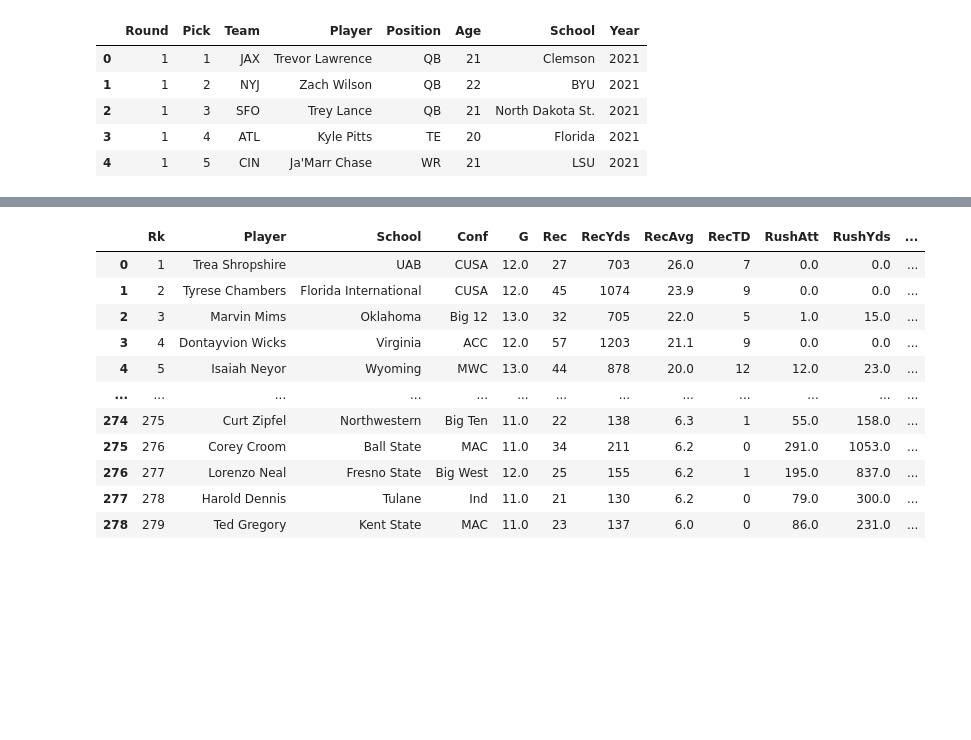
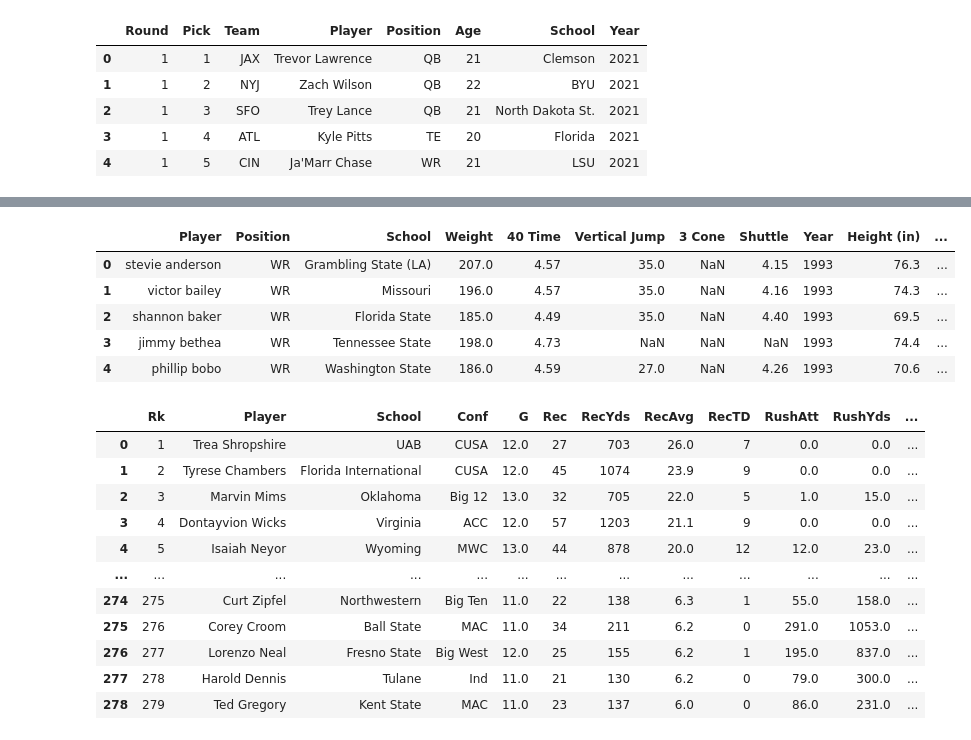
Before and after one commit to billysco/CapstoneFFProject, a Jupyter notebook: Untitled1.ipynb, the cells around one changed output, grey strips where cells are left out. Cells and saved outputs as stored; diff of their text form; code cells hidden in the pictures; blank space fills up the shorter version.

```diff
--- a/Untitled1.ipynb
+++ b/Untitled1.ipynb
@@ -247,3 +264,32 @@ draft_2021.head()
+# %%
+def clean_combine90s(combine_full, position):
+    combine_full = combine_full[combine_full['POS']==f'{position}']
+    combine_full = combine_full[combine_full['Year'].notna()].copy()
+    combine_full = combine_full.reset_index(drop=True)
+    # converting to an integer to remove decimal then to string to concatenate with other fields
+    combine_full['Year'] = combine_full['Year'].astype(int)
+    combine_full['Year'] = combine_full['Year'].astype(str)
+    combine_full['Name'] = combine_full['Name'].str.lower()
+
+    combine_full = combine_full.drop(columns=['Hand Size (in)', 'Arm Length (in)', 'Bench Press', '60Yd Shuttle', 'Wonderlic', 'Broad Jump (in)'])
+    cols = combine_full.columns.tolist()
+    cols = [cols[1]] + [cols[3]] + [cols[2]] + cols[5:8] + [cols[-1]]+ [cols[-2]] + [cols[0]] + [cols[4]]
+    combine_full = combine_full[cols]
+    combine_full.columns = ['Player', 'Position', 'School', 'Weight', '40 Time', 'Vertical Jump', '3 Cone', 'Shuttle', 'Year', 'Height (in)']
+    combine_full['Year'] = combine_full['Year'].astype(str)
+    combine_full['PK'] = combine_full['Player'].str.lower() + "+" + combine_full['Year']
+    combine_full['Year'] = combine_full['Year'].astype(int)
+    return combine_full
+
+data = clean_combine90s(combine_1993, "WR")
+data.head()
+# %% [output]
+|  | Player | Position | School | Weight | 40 Time | Vertical Jump | 3 Cone | Shuttle | Year | Height (in) | ... |
+| 0 | stevie anderson | WR | Grambling State (LA) | 207.0 | 4.57 | 35.0 | NaN | 4.15 | 1993 | 76.3 | ... |
+| 1 | victor bailey | WR | Missouri | 196.0 | 4.57 | 35.0 | NaN | 4.16 | 1993 | 74.3 | ... |
+| 2 | shannon baker | WR | Florida State | 185.0 | 4.49 | 35.0 | NaN | 4.40 | 1993 | 69.5 | ... |
+| 3 | jimmy bethea | WR | Tennessee State | 198.0 | 4.73 | NaN | NaN | NaN | 1993 | 74.4 | ... |
+| 4 | phillip bobo | WR | Washington State | 186.0 | 4.59 | 27.0 | NaN | 4.26 | 1993 | 70.6 | ... |
 # %%
 # combining college receiving stats df
 rec_list = [receiving_2021, receiving_2020, receiving_2019, receiving_2018, receiving_2017, receiving_2016, receiving_2015, receiving_2014, receiving_2013, receiving_2012, receiving_2011,
```
Also changed, not shown: parts of 24 cells of this notebook, 8 other files.
